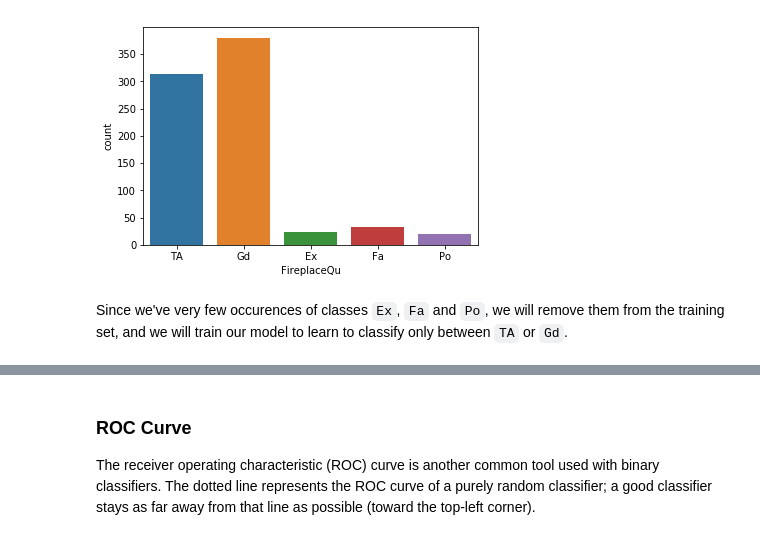
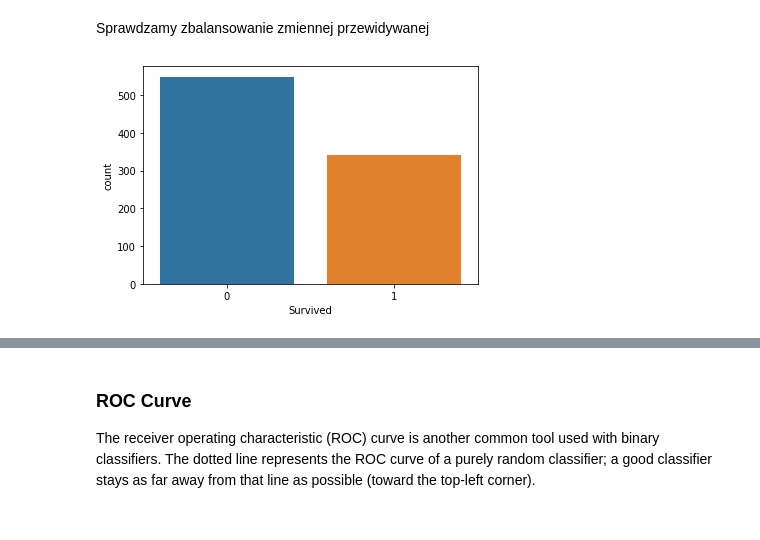
Before and after one commit to fuwiak/Uczenie_maszynowe_w_Pythonie, a Jupyter notebook: Temat3_Regresja_Logiczna.ipynb, the cells around one changed output, grey strips where cells are left out. Cells and saved outputs as stored; diff of their text form; code cells hidden in the pictures.

```diff
--- a/Temat3_Regresja_Logiczna.ipynb
+++ b/Temat3_Regresja_Logiczna.ipynb
@@ -48,0 +70,6 @@ Lets build a dataframe that will contain the type and number of NAs that each fe
+# %%
+#titanic.csv
+url = "https://raw.githubusercontent.com/datasciencedojo/datasets/master/titanic.csv"
+
+data = pd.read_csv(url)
+data.head()
@@ -124,0 +122,5 @@ How many occurences do we have from each class of the target variable?
+# %%
+#Uzupelnienie brakow przez mode
+
+fill_mode = lambda col: col.fillna(col.mode().iloc[0])
+data = data.apply(fill_mode, axis=0)
@@ -125,7 +139,7 @@ How many occurences do we have from each class of the target variable?
+# %% [markdown]
+Sprawdzamy zbalansowanie zmiennej przewidywanej
 # %%
-sns.countplot(x='FireplaceQu', data=data_encoded);
+sns.countplot(x='Survived', data=data);
 plt.show();
 # %% [output]
-[figure, old version]
+[figure, new version]
-# %% [markdown]
-Since we've very few occurences of classes `Ex`, `Fa` and `Po`, we will remove them from the training set, and we will train our model to learn to classify only between `TA` or `Gd`.
```
Also changed, not shown: parts of 64 cells of this notebook, 1 other file.
